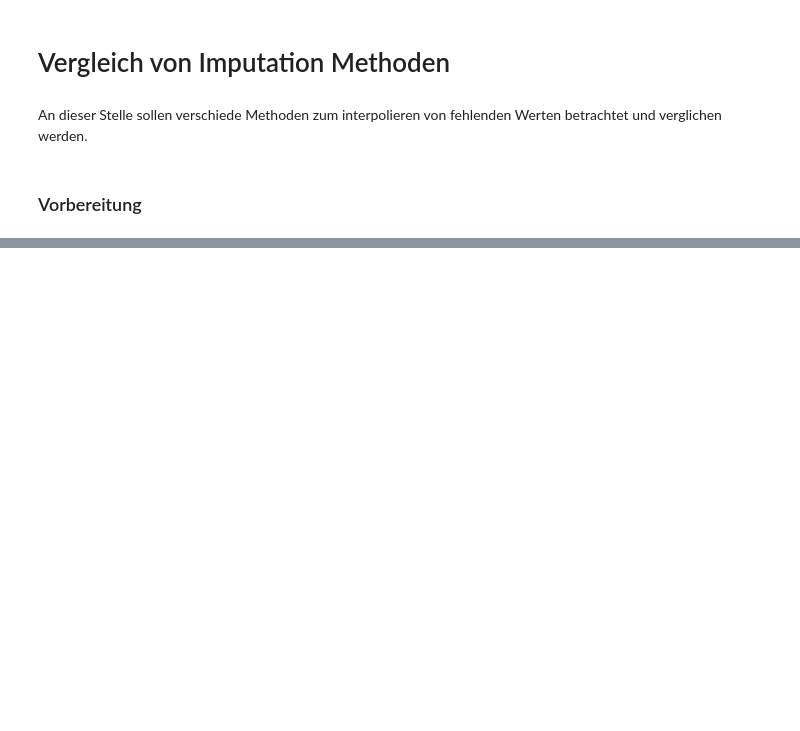
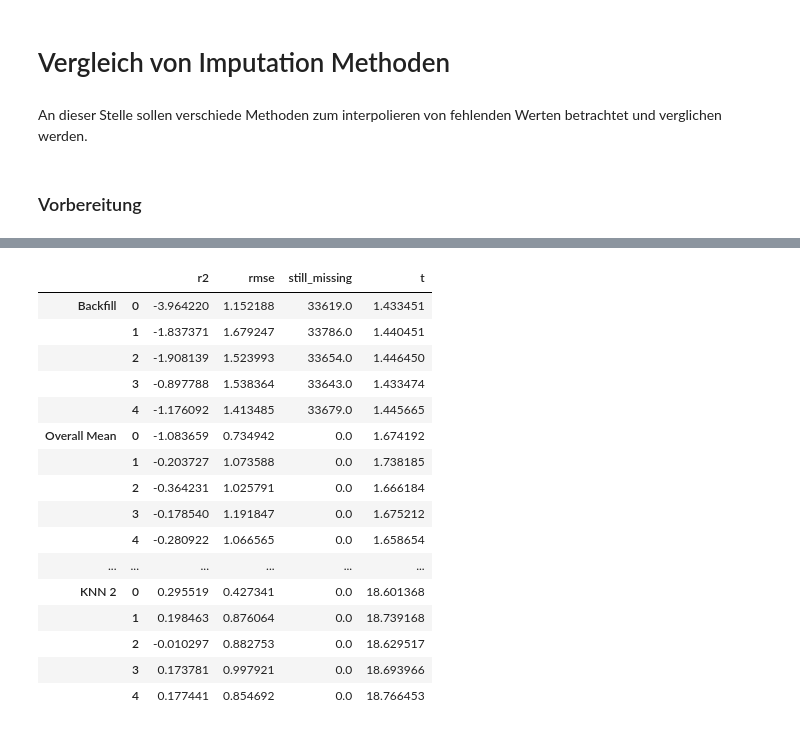
Before and after one commit to MarieFlatow/BA_weltbank, a Jupyter notebook: master_run.ipynb, the cells around one changed output, grey strips where cells are left out. Drawn from its saved outputs; the diff is of its cells as text; code cells hidden in the pictures; blank space fills up the shorter version.

```diff
--- a/master_run.ipynb
+++ b/master_run.ipynb
@@ -530,0 +735,22 @@ r3
+# %%
+r3_detail = pd.DataFrame(pd.DataFrame(r3_detail).T.stack().to_dict()).T
+r3_detail.columns = ['r2', 'rmse', 'still_missing', 't']
+r3_detail
+# %% [output]
+|  |  | r2 | rmse | still_missing | t |
+| Backfill | 0 | -3.964220 | 1.152188 | 33619.0 | 1.433451 |
+|  | 1 | -1.837371 | 1.679247 | 33786.0 | 1.440451 |
+|  | 2 | -1.908139 | 1.523993 | 33654.0 | 1.446450 |
+|  | 3 | -0.897788 | 1.538364 | 33643.0 | 1.433474 |
+|  | 4 | -1.176092 | 1.413485 | 33679.0 | 1.445665 |
+| Overall Mean | 0 | -1.083659 | 0.734942 | 0.0 | 1.674192 |
+|  | 1 | -0.203727 | 1.073588 | 0.0 | 1.738185 |
+|  | 2 | -0.364231 | 1.025791 | 0.0 | 1.666184 |
+|  | 3 | -0.178540 | 1.191847 | 0.0 | 1.675212 |
+|  | 4 | -0.280922 | 1.066565 | 0.0 | 1.658654 |
+| ... | ... | ... | ... | ... | ... |
+| KNN 2 | 0 | 0.295519 | 0.427341 | 0.0 | 18.601368 |
+|  | 1 | 0.198463 | 0.876064 | 0.0 | 18.739168 |
+|  | 2 | -0.010297 | 0.882753 | 0.0 | 18.629517 |
+|  | 3 | 0.173781 | 0.997921 | 0.0 | 18.693966 |
+|  | 4 | 0.177441 | 0.854692 | 0.0 | 18.766453 |
```
Also changed, not shown: parts of 10 cells of this notebook, 9 other files.
